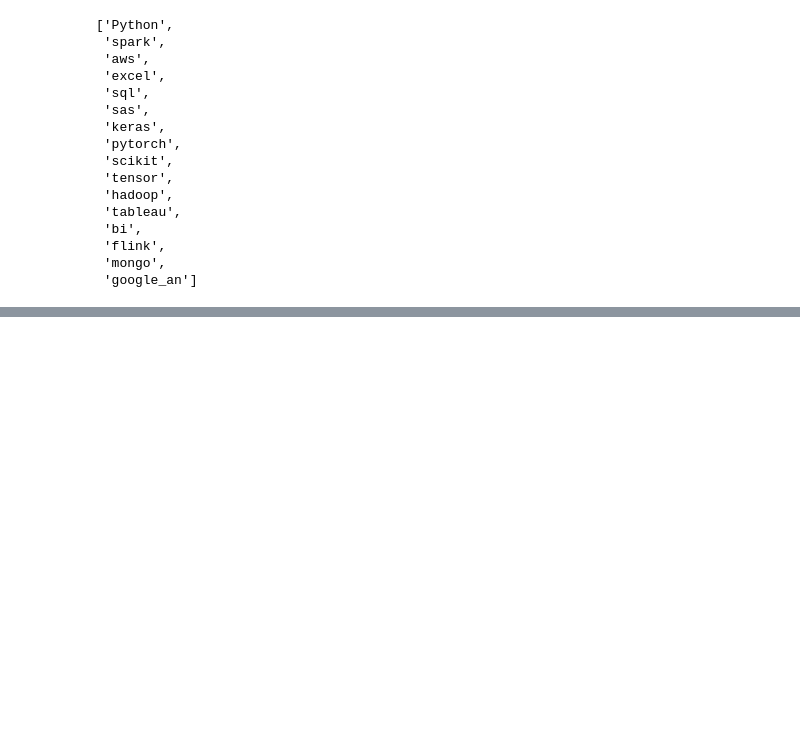
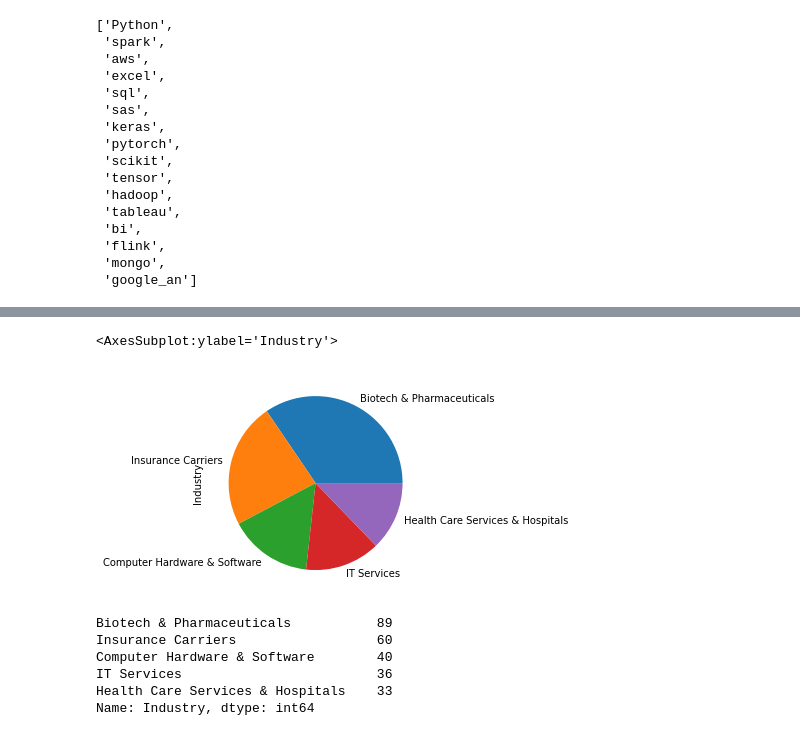
Before and after one commit to taylornewman96/ITCS5122Project, a Jupyter notebook: 5122_Project_no_pycaret.ipynb, the cells around one changed output, grey strips where cells are left out. Cells and saved outputs as stored; diff of their text form; code cells hidden in the pictures; blank space fills up the shorter version.

Commit message:
added bar and pie charts

```diff
--- a/5122_Project_no_pycaret.ipynb
+++ b/5122_Project_no_pycaret.ipynb
@@ -614,0 +641,2 @@ skills.split(" ")
+# %%
+df_industry = df['Industry'].value_counts()
@@ -614,0 +663,15 @@ skills.split(" ")
+# %%
+df_industry[0:5].plot(kind='pie')
+# %% [output]
+<AxesSubplot:ylabel='Industry'>
+[figure, added]
+# %%
+top_5 = df_industry[0:5]
+top_5
+# %% [output]
+Biotech & Pharmaceuticals           89
+Insurance Carriers                  60
+Computer Hardware & Software        40
+IT Services                         36
+Health Care Services & Hospitals    33
+Name: Industry, dtype: int64
```
Also changed, not shown: parts of 11 cells of this notebook, 2 other files.
